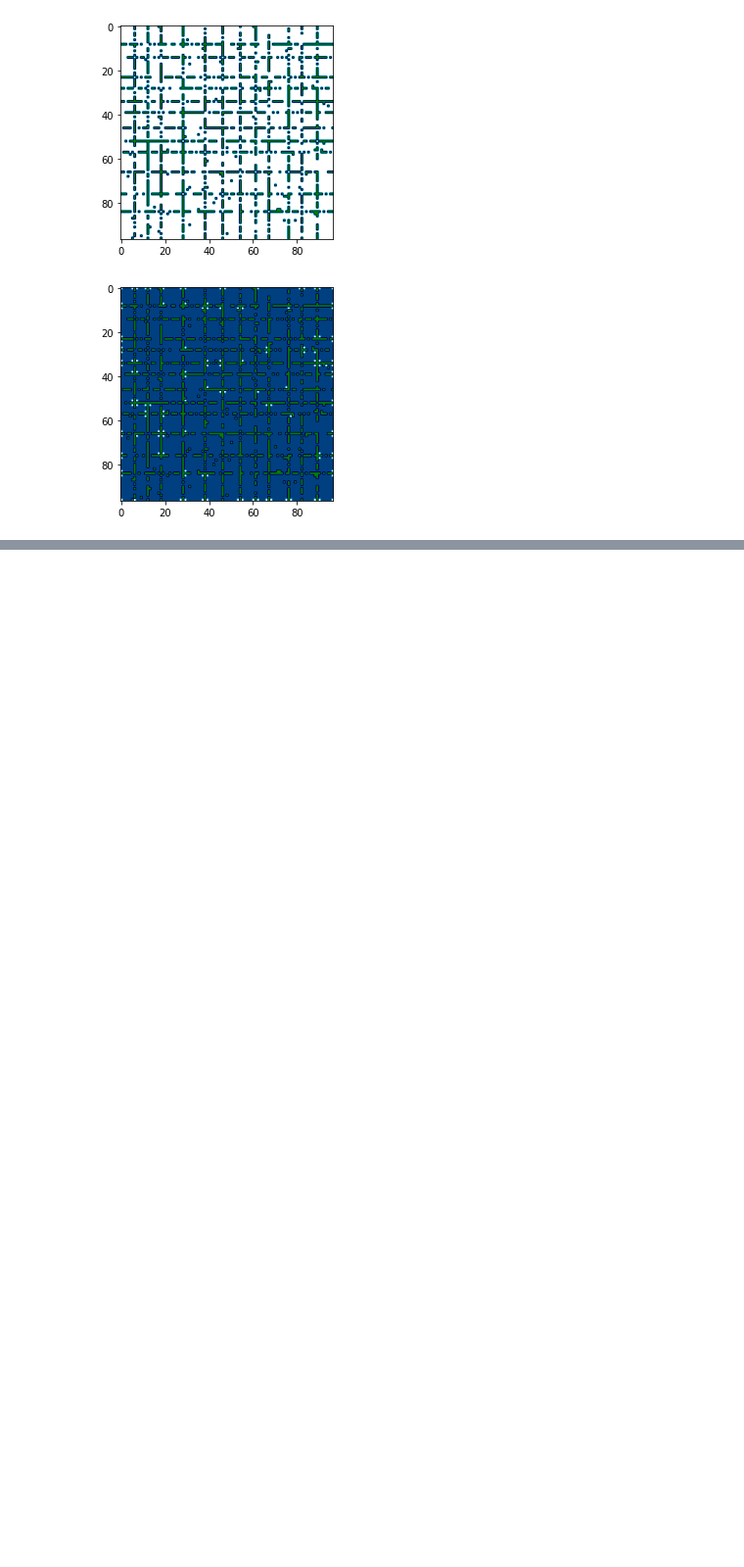
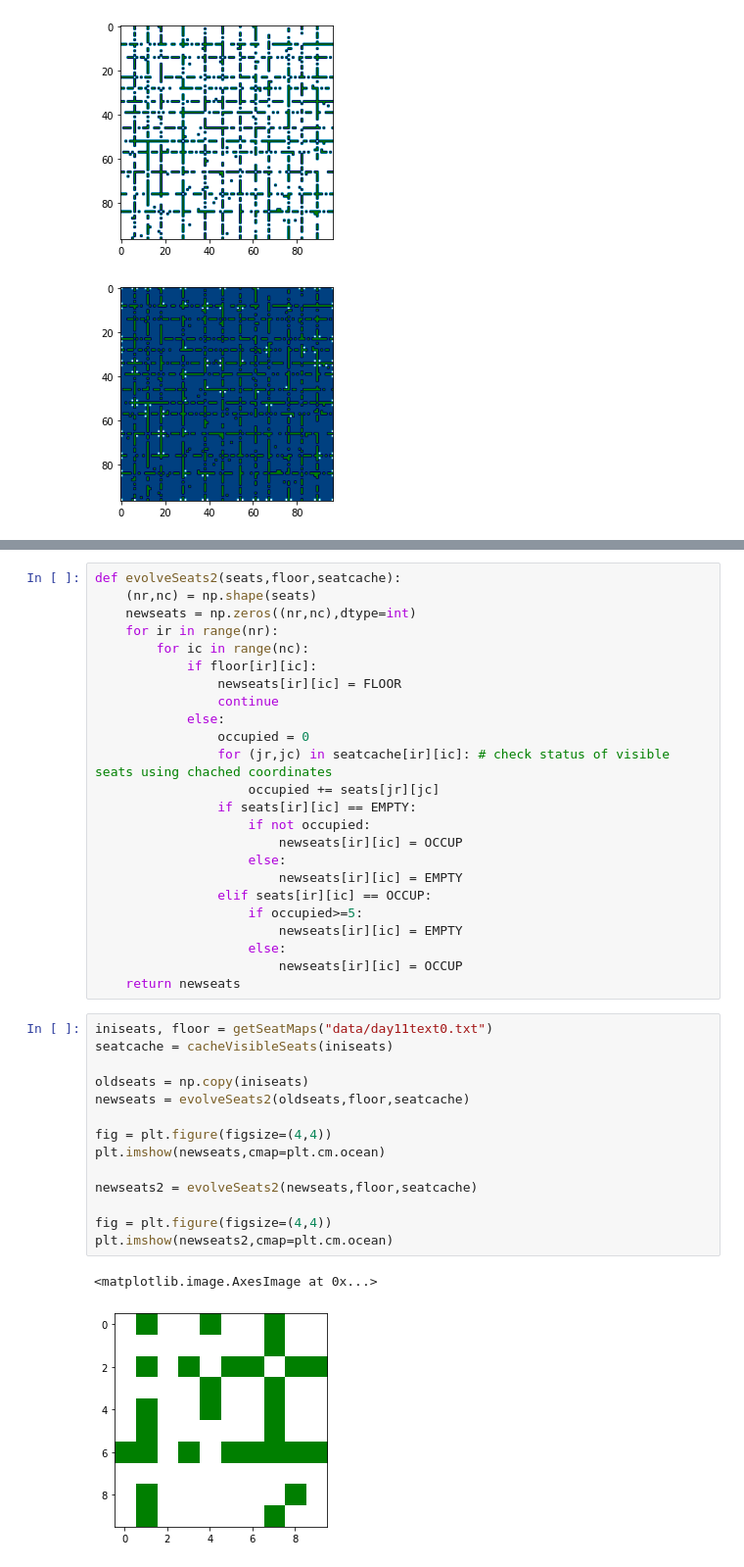
Before and after one commit to marcodelmastro/AdventOfCode2020, a Jupyter notebook: Day 11.ipynb, the cells around one changed output, grey strips where cells are left out. Shown: that part at 98% size. Cells and saved outputs as stored; diff of their text form; blank space fills up the shorter version.

```diff
--- a/Day 11.ipynb
+++ b/Day 11.ipynb
@@ -113,0 +229,41 @@ Execution time = 7.11 s
+# %%
+def evolveSeats2(seats,floor,seatcache):
+    (nr,nc) = np.shape(seats)
+    newseats = np.zeros((nr,nc),dtype=int)
+    for ir in range(nr):
+        for ic in range(nc):
+            if floor[ir][ic]:
+                newseats[ir][ic] = FLOOR
+                continue
+            else:
+                occupied = 0
+                for (jr,jc) in seatcache[ir][ic]: # check status of visible seats using chached coordinates
+                    occupied += seats[jr][jc]
+                if seats[ir][ic] == EMPTY:
+                    if not occupied:
+                        newseats[ir][ic] = OCCUP
+                    else:
+                        newseats[ir][ic] = EMPTY
+                elif seats[ir][ic] == OCCUP:
+                    if occupied>=5:
+                        newseats[ir][ic] = EMPTY
+                    else:
+                        newseats[ir][ic] = OCCUP
+    return newseats
+# %%
+iniseats, floor = getSeatMaps("data/day11text0.txt")
+seatcache = cacheVisibleSeats(iniseats)
+
+oldseats = np.copy(iniseats)
+newseats = evolveSeats2(oldseats,floor,seatcache)
+
+fig = plt.figure(figsize=(4,4))
+plt.imshow(newseats,cmap=plt.cm.ocean)
+
+newseats2 = evolveSeats2(newseats,floor,seatcache)
+
+fig = plt.figure(figsize=(4,4))
+plt.imshow(newseats2,cmap=plt.cm.ocean)
+# %% [output]
+<matplotlib.image.AxesImage at 0x...>
+[figure, added]
```
Also changed, not shown: parts of 10 cells of this notebook, 1 other file.
